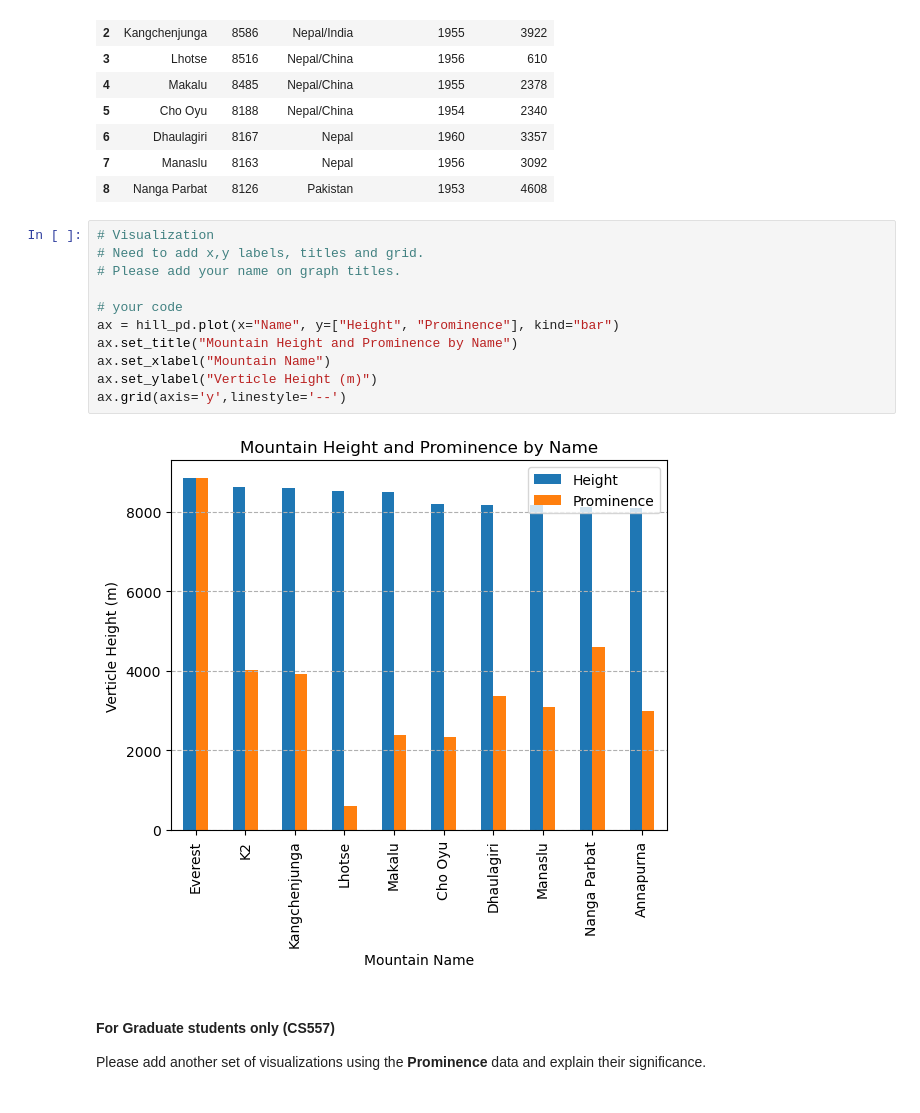
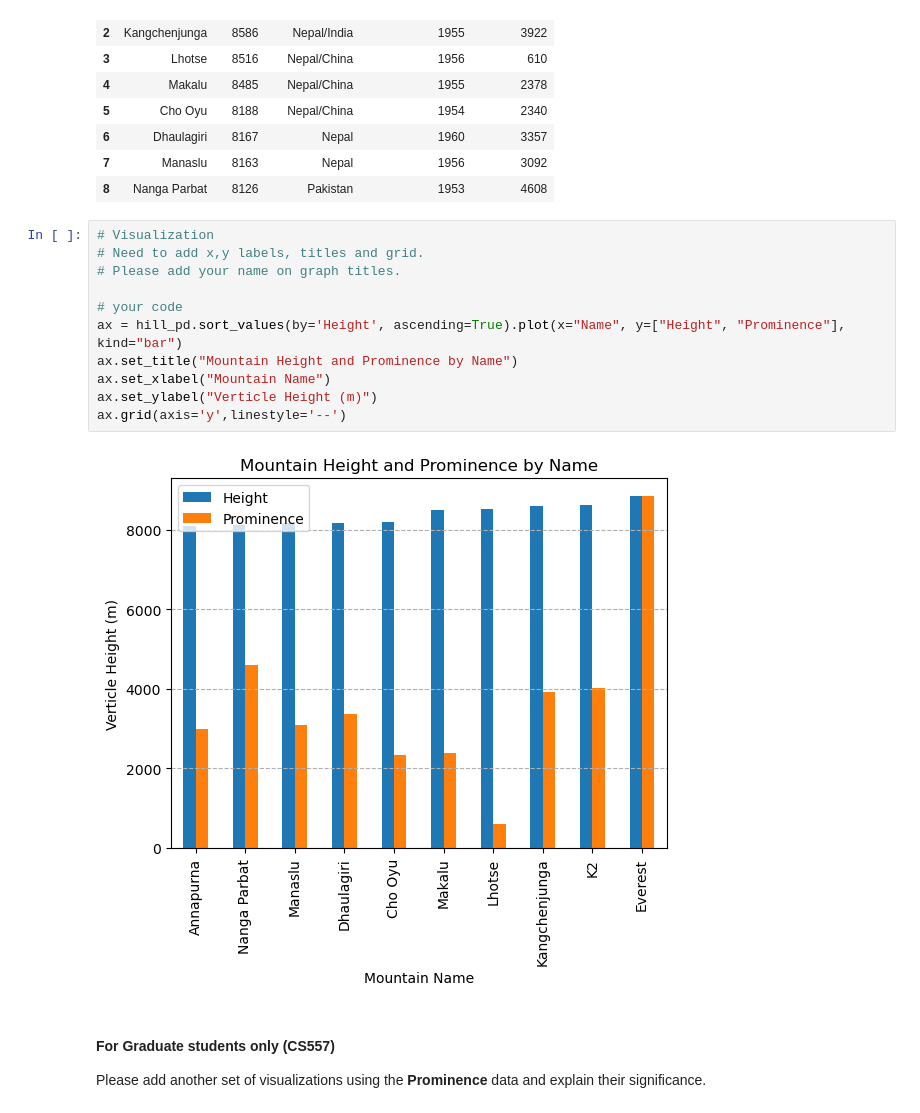
Before and after one commit to CapybarasUnited/CS457_Classwork, a Jupyter notebook: Labs/Lab1/Lab1 - Python Practice.ipynb, the cells around one changed output. Drawn from its saved outputs; the diff is of its cells as text.

```diff
--- a/Labs/Lab1/Lab1 - Python Practice.ipynb
+++ b/Labs/Lab1/Lab1 - Python Practice.ipynb
@@ -375,16 +378,16 @@ selected_hill
 # %%
 # Visualization
 # Need to add x,y labels, titles and grid.
 # Please add your name on graph titles.
 
 # your code
-ax = hill_pd.plot(x="Name", y=["Height", "Prominence"], kind="bar")
+ax = hill_pd.sort_values(by='Height', ascending=True).plot(x="Name", y=["Height", "Prominence"], kind="bar")
 ax.set_title("Mountain Height and Prominence by Name")
 ax.set_xlabel("Mountain Name")
 ax.set_ylabel("Verticle Height (m)")
 ax.grid(axis='y',linestyle='--')
 # %% [output]
-[figure, old version]
+[figure, new version]
 # %% [markdown]
 #### For Graduate students only (CS557)
 
```
Also changed, not shown: parts of 2 cells of this notebook.
